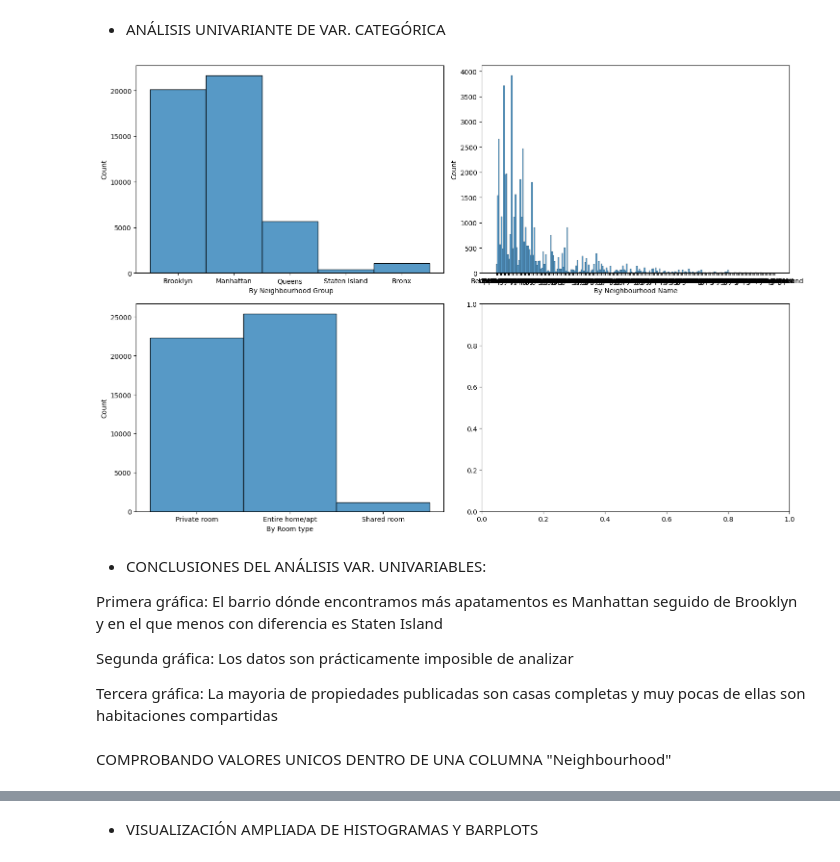
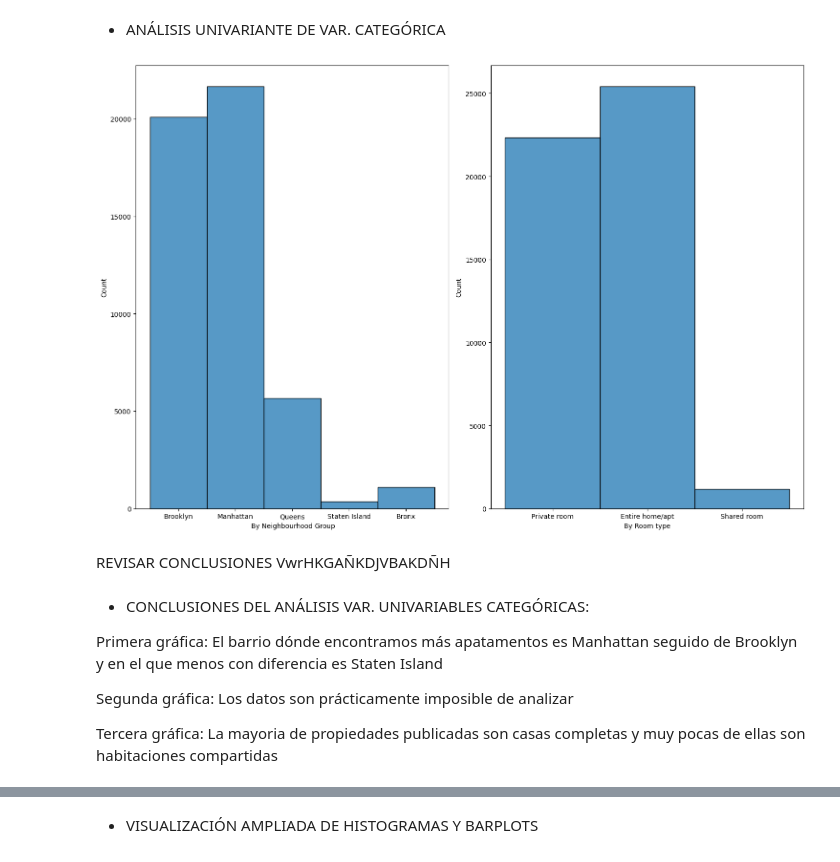
Before and after one commit to 4GeeksAcademy/CristinaChico_EDA, a Jupyter notebook: src/explore.ipynb, the cells around one changed output, grey strips where cells are left out. Saved outputs shown, nothing was run; the diff lists cells and outputs as text; code cells hidden in the pictures.

```diff
--- a/src/explore.ipynb
+++ b/src/explore.ipynb
@@ -67,6 +69,6 @@ No se encuentran duplicados
 # %% [markdown]
 * ELIMINAR INFO IRRELEVANTE
 # %%
-total_data.drop(["id","host_id","name", "host_name","latitude","longitude","last_review","reviews_per_month"], axis = 1, inplace = True)
+total_data.drop(["id","host_id","name", "host_name","latitude","longitude","last_review","neighbourhood"], axis = 1, inplace = True)
 total_data.head()
 # %% [output]
@@ -93,25 +109,24 @@ PASO 3: ANÁLISIS DE VARIBALES UNIVARIANTE
 # %%
 
 
-fig, axis = plt.subplots(2,2, figsize = (15, 10))
+fig, axis = plt.subplots(1,2, figsize = (15, 10))
 
-plot1= sns.histplot(ax = axis[0, 0], data = total_data, x = "neighbourhood_group").set(xlabel = " By Neighbourhood Group")
-plot2 =sns.histplot(ax = axis[0, 1], data = total_data, x = "neighbourhood").set(xlabel = "By Neighbourhood Name")
-plot3=sns.histplot(ax = axis[1, 0], data = total_data, x = "room_type").set(xlabel = "By Room type")
+plot1= sns.histplot(ax = axis[0], data = total_data, x = "neighbourhood_group").set(xlabel = " By Neighbourhood Group")
+plot3=sns.histplot(ax = axis[1], data = total_data, x = "room_type").set(xlabel = "By Room type")
 
 plt.tight_layout()
 
 
 plt.show()
 # %% [output]
-[figure, old version]
+[figure, new version]
+# %% [markdown]
+REVISAR CONCLUSIONES VwrHKGAÑKDJVBAKDÑH
 # %% [markdown]
-* CONCLUSIONES DEL ANÁLISIS VAR. UNIVARIABLES:
+* CONCLUSIONES DEL ANÁLISIS VAR. UNIVARIABLES CATEGÓRICAS:
 
 Primera gráfica: El barrio dónde encontramos más apatamentos es Manhattan seguido de Brooklyn y en el que menos con diferencia es Staten Island
 
 Segunda gráfica: Los datos son prácticamente imposible de analizar
 
 Tercera gráfica: La mayoria de propiedades publicadas son casas completas y muy pocas de ellas son habitaciones compartidas
-# %% [markdown]
-COMPROBANDO VALORES UNICOS DENTRO DE UNA COLUMNA "Neighbourhood"
```
Also changed, not shown: parts of 13 cells of this notebook.
